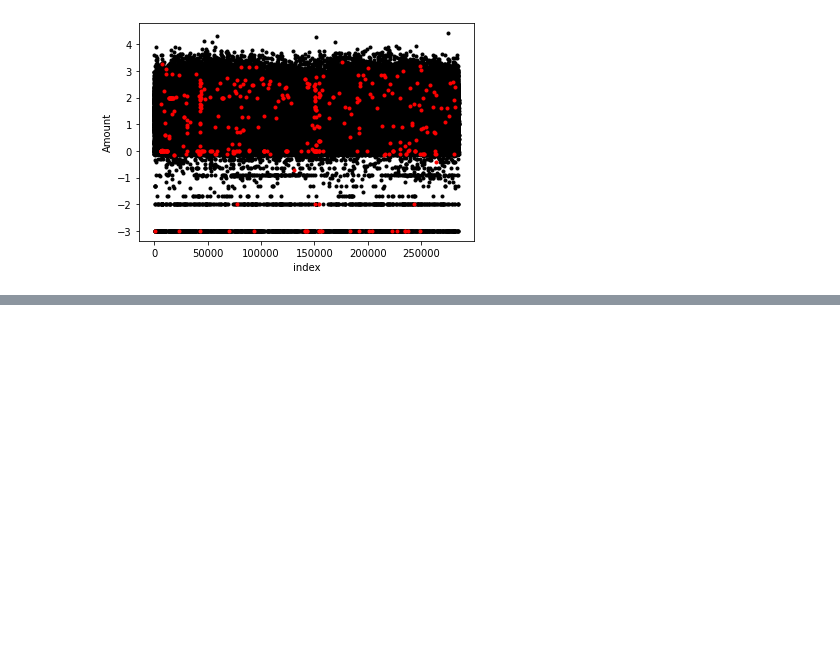
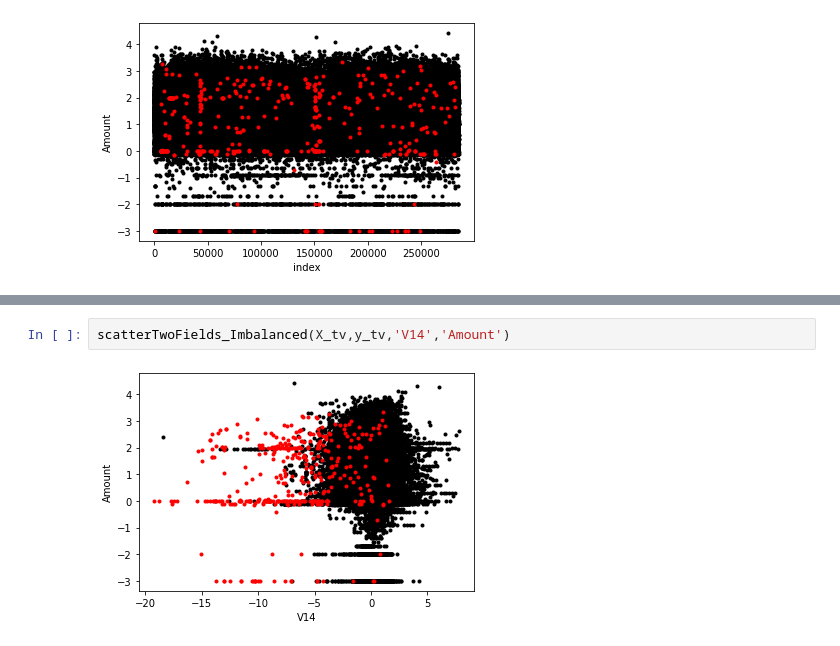
Before and after one commit to TimSim/FraudDetection, a Jupyter notebook: CreditCardFraudDetectionTF.ipynb, the cells around one changed output, grey strips where cells are left out. Drawn from its saved outputs; the diff is of its cells as text; blank space fills up the shorter version.

```diff
--- a/CreditCardFraudDetectionTF.ipynb
+++ b/CreditCardFraudDetectionTF.ipynb
@@ -158,0 +214,4 @@ plotImbalancedSeries(X_tv,y_tv,'Amount')
+# %%
+scatterTwoFields_Imbalanced(X_tv,y_tv,'V14','Amount')
+# %% [output]
+[figure, added]
```
Also changed, not shown: parts of 38 cells of this notebook.
